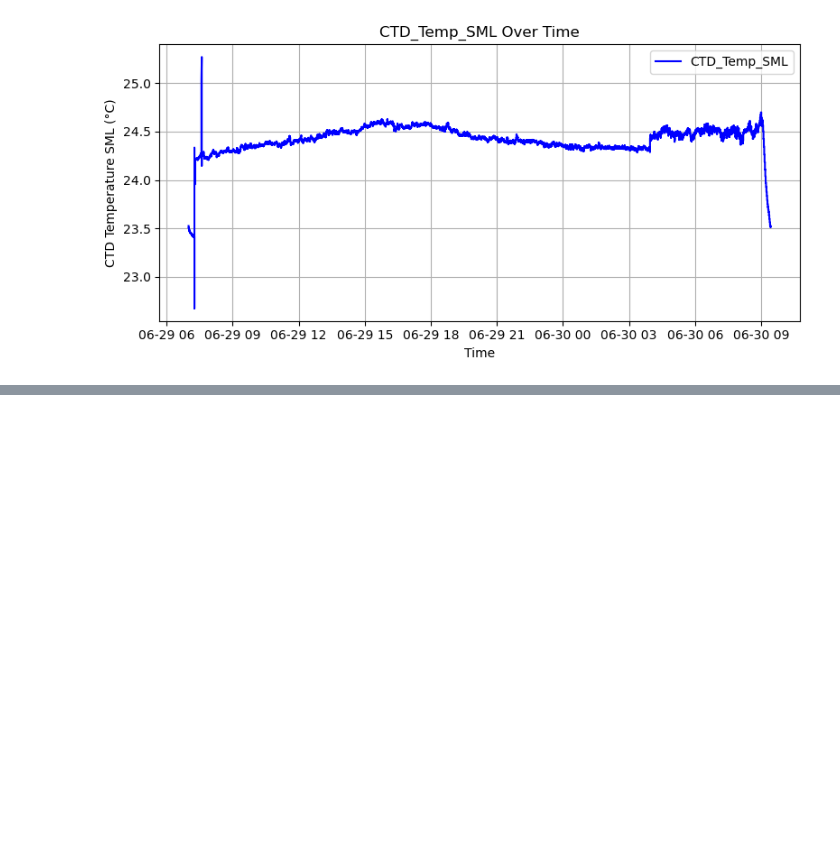
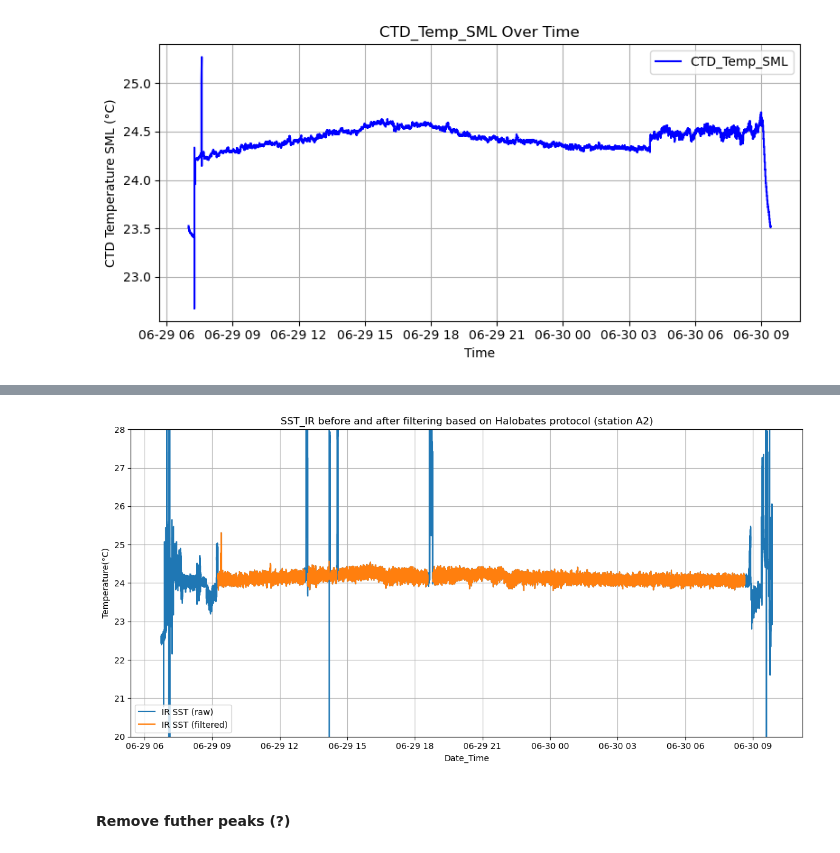
Before and after one commit to maibrittbergh/SST_RS_Meteor_2025, a Jupyter notebook: Infrared_cameras/postproc/halobates_compare.ipynb, the cells around one changed output, grey strips where cells are left out. Drawn from its saved outputs; the diff is of its cells as text; code cells hidden in the pictures; blank space fills up the shorter version.

```diff
--- a/Infrared_cameras/postproc/halobates_compare.ipynb
+++ b/Infrared_cameras/postproc/halobates_compare.ipynb
@@ -26,12 +26,11 @@ protocol_dir = dir_path.parent / "protocols"
 halobates_dir =  data_dir / "halobates_data"
 # Results directory
 results_dir = dir_path.parent / "results"
-# Output path for the raw SST temperature
+# Raw SST temperature directory
 out_dir = dir_path / "raw"
-# Output path for the averaged SST temperature
+# Averaged SST temperature directory
 out_dir_avg = dir_path / "1min"
-# Radiances before correction
-out_dir_rad = dir_path / "uncorrected_radiances"
+
 
 
 # Halobates file
@@ -42,6 +41,9 @@ halobates_file  = str(halobates_file[0])
 protocol_file = sorted(protocol_dir.glob(f"*{ID}_17_CST_Schedule.csv"))
 protocol_file  = str(protocol_file[0])
 
+# SST temperature file
+sst_file = sorted(out_dir.glob(f"*{ID}_17_IR_SST.csv"))
+sst_file  = str(sst_file[0])
 
 # Output path for SST vs SML data
 sst_sml_output_file = results_dir / "SST_vs_SML.csv"
@@ -212,0 +98,5 @@ def clean_time_data(df_sst, df_protocol, sst_variable):
+# %%
+# Load SST data
+df_sst = pd.read_csv(sst_file, parse_dates=['Time'])
+
+df_sst.head()
@@ -212,0 +182,20 @@ def clean_time_data(df_sst, df_protocol, sst_variable):
+# %%
+sst_cleaned = clean_sst(df_sst, df_protocol, sst_variable="SST (°C)", shift_s=300) #Shift is the number of seconds before the scheduled start to define the "clean" reference window
+# %%
+plt.figure(figsize=(12, 6))
+plt.plot(df_sst['Time'], df_sst["SST (°C)"], label='IR SST (raw)')
+plt.plot(sst_cleaned['Time'], sst_cleaned["SST (°C)"], label='IR SST (filtered)')
+plt.xlabel('Date_Time')
+plt.ylabel('Temperature(°C)')
+plt.title(f'SST_IR before and after filtering based on Halobates protocol (station {ID})')
+plt.legend(loc = "lower left")
+plt.grid(True)
+plt.tight_layout()
+
+plt.ylim(20, 28)
+
+plt.show()
+# %% [output]
+[figure, added]
+# %% [markdown]
+#### Remove futher peaks (?)
```
Also changed, not shown: parts of 11 cells of this notebook, 5 other files.
